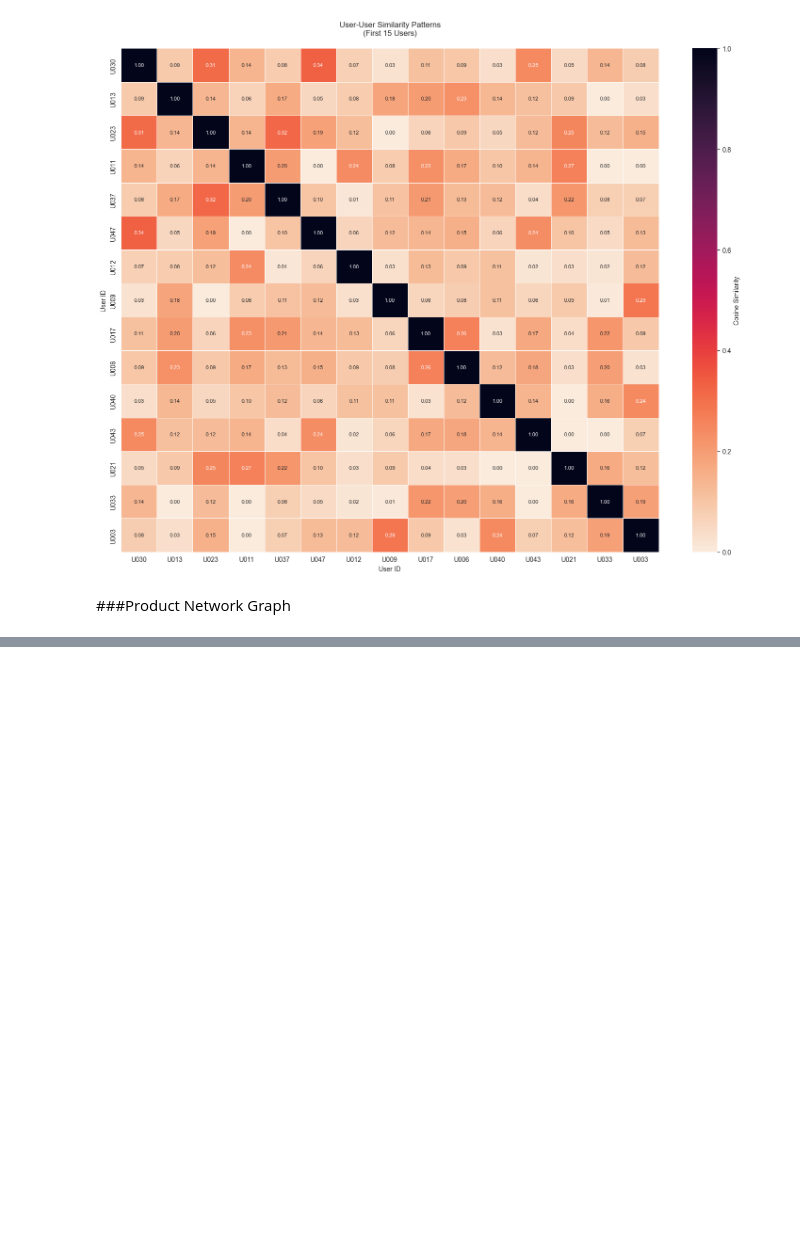
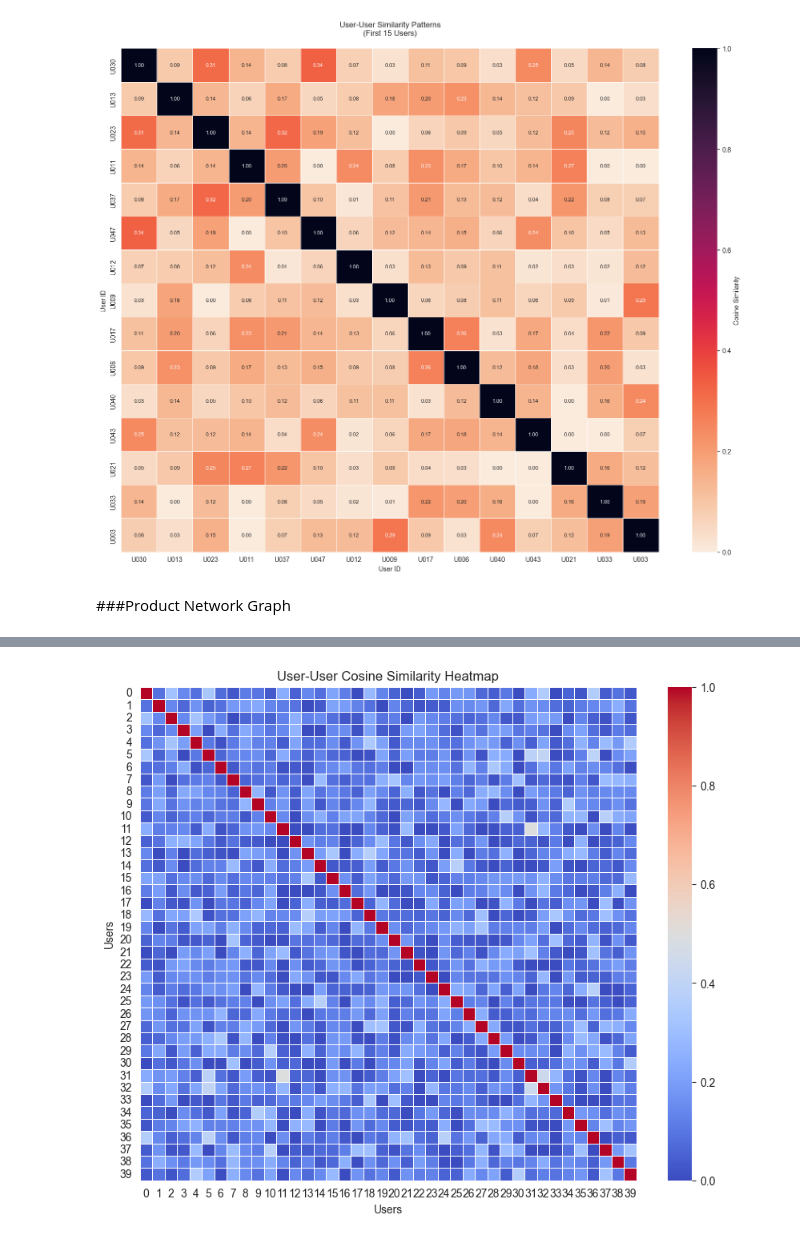
Before and after one commit to MIHIR3105/RecommenderSystems, a Jupyter notebook: project_notebook.ipynb, the cells around one changed output, grey strips where cells are left out. Drawn from its saved outputs; the diff is of its cells as text; code cells hidden in the pictures; blank space fills up the shorter version.

```diff
--- a/project_notebook.ipynb
+++ b/project_notebook.ipynb
@@ -549,0 +574,17 @@ plt.show()
+# %%
+
+import seaborn as sns
+import matplotlib.pyplot as plt
+
+# Assuming this is the correct variable holding the cosine similarity DataFrame
+if 'user_similarity' in locals():
+    plt.figure(figsize=(10, 8))
+    sns.heatmap(user_similarity, cmap='coolwarm', linewidths=0.5)
+    plt.title('User-User Cosine Similarity Heatmap')
+    plt.xlabel('Users')
+    plt.ylabel('Users')
+    plt.show()
+else:
+    print("user_similarity_df is not defined. Make sure similarity matrix is computed before this cell.")
+# %% [output]
+[figure, added]
```
Also changed, not shown: parts of 6 cells of this notebook.
